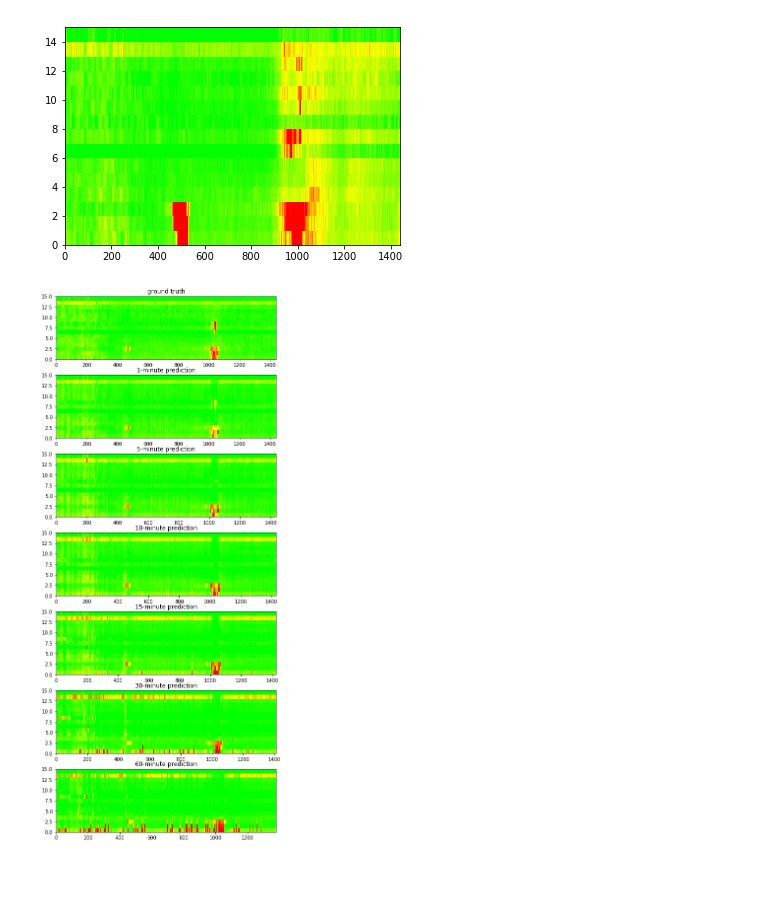
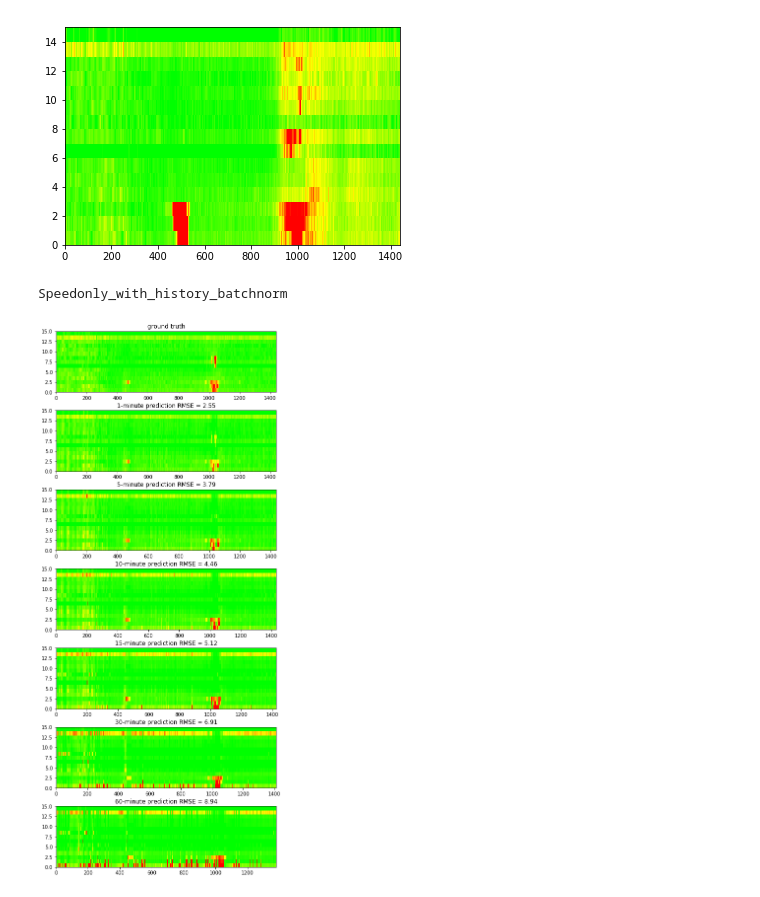
Before and after one commit to wkelongws/D, a Jupyter notebook: LSTM_analysis_model_inference.ipynb, the cells around one changed output. Cells and saved outputs as stored; diff of their text form; code cells hidden in the pictures.

```diff
--- a/LSTM_analysis_model_inference.ipynb
+++ b/LSTM_analysis_model_inference.ipynb
@@ -686,6 +686,12 @@ def inference(input_sample,model,step_ahead,Min_Max=Min_Max):
         outputs += [output]
     outputs = torch.stack(outputs, 2).squeeze(0)
     return outputs.data.cpu().numpy()
+# %%
+def RMSE_cal(out,label):
+    a = nn.MSELoss()
+    MSE = a(Variable(torch.from_numpy(out)),Variable(label))
+    RMSE = MSE.data.numpy()[0]**0.5
+    return RMSE
 # %%
 idx = 417  # test: [417,420,431]
 out_1=inference(db[idx],model,step_ahead=1,Min_Max=Min_Max)
@@ -695,32 +701,34 @@ out_15=inference(db[idx],model,step_ahead=15,Min_Max=Min_Max)
 out_30=inference(db[idx],model,step_ahead=30,Min_Max=Min_Max)
 out_60=inference(db[idx],model,step_ahead=60,Min_Max=Min_Max)
 # %%
-gs = gridspec.GridSpec(7, 1, wspace=0.1, hspace=0.25)
+gs = gridspec.GridSpec(7, 1, wspace=0.1, hspace=0.3)
 fig = plt.figure(figsize=(8,20))
 ax = plt.subplot(gs[0])
 ax.set_title('ground truth')
 vis_one_day_traffic_speed(db[idx]['label'])
 ax = plt.subplot(gs[1])
-ax.set_title('1-minute prediction')
+ax.set_title('1-minute prediction RMSE = {0:.2f}'.format(RMSE_cal(out_1,db[idx]['label'])))
 vis_one_day_traffic_speed(out_1)
 ax = plt.subplot(gs[2])
-ax.set_title('5-minute prediction')
+ax.set_title('5-minute prediction RMSE = {0:.2f}'.format(RMSE_cal(out_5,db[idx]['label'][:,4:])))
 vis_one_day_traffic_speed(out_5)
 ax = plt.subplot(gs[3])
-ax.set_title('10-minute prediction')
+ax.set_title('10-minute prediction RMSE = {0:.2f}'.format(RMSE_cal(out_10,db[idx]['label'][:,9:])))
 vis_one_day_traffic_speed(out_10)
 ax = plt.subplot(gs[4])
-ax.set_title('15-minute prediction')
+ax.set_title('15-minute prediction RMSE = {0:.2f}'.format(RMSE_cal(out_15,db[idx]['label'][:,14:])))
 vis_one_day_traffic_speed(out_15)
 ax = plt.subplot(gs[5])
-ax.set_title('30-minute prediction')
+ax.set_title('30-minute prediction RMSE = {0:.2f}'.format(RMSE_cal(out_30,db[idx]['label'][:,29:])))
 vis_one_day_traffic_speed(out_30)
 ax = plt.subplot(gs[6])
-ax.set_title('60-minute prediction')
+ax.set_title('60-minute prediction RMSE = {0:.2f}'.format(RMSE_cal(out_60,db[idx]['label'][:,59:])))
 vis_one_day_traffic_speed(out_60)
 
 # figname = 'speedonly_no_history'
 figname = weights_file_name
+print(figname)
 fig.savefig('images/LSTM/'+figname+'_'+str(idx)+'.png')
 # %% [output]
+Speedonly_with_history_batchnorm
-[figure, old version]
+[figure, new version]
```
Also changed, not shown: 10 other files.
